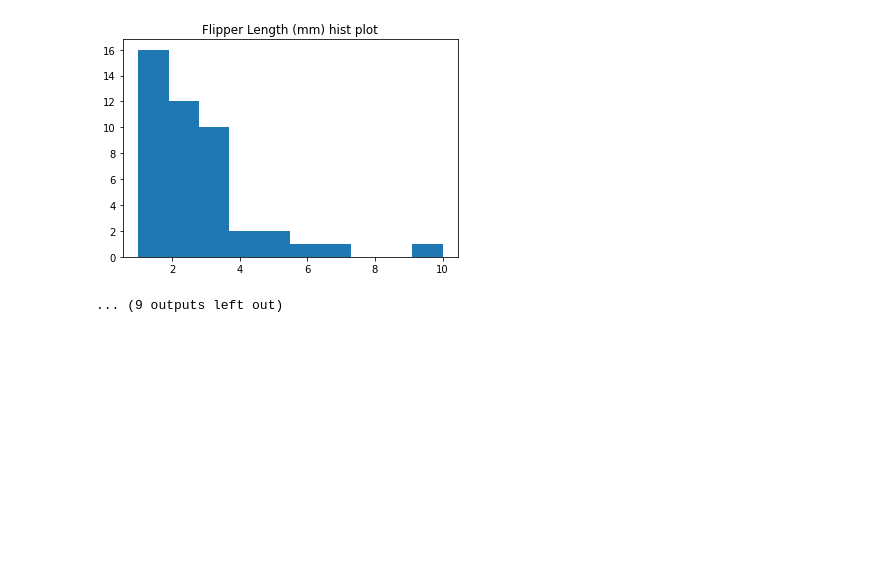
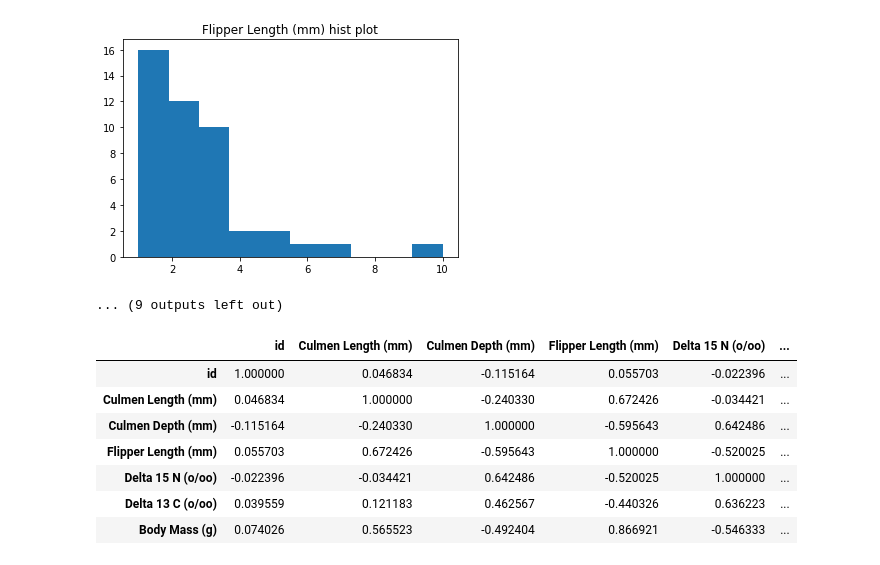
Before and after one commit to juyeon-shin/CLUB-D.N.A., a Jupyter notebook: 2022/01. 펭귄 몸무게 예측 경진대회/02_EDA.ipynb, the cells around one changed output. Saved outputs shown, nothing was run; the diff lists cells and outputs as text; code cells hidden in the pictures; blank space fills up the shorter version.

```diff
--- a/2022/01. 펭귄 몸무게 예측 경진대회/02_EDA.ipynb
+++ b/2022/01. 펭귄 몸무게 예측 경진대회/02_EDA.ipynb
@@ -108,0 +111,11 @@ EDA_int(train)
+# %%
+train.corr()
+# %% [output]
+|  | id | Culmen Length (mm) | Culmen Depth (mm) | Flipper Length (mm) | Delta 15 N (o/oo) | ... |
+| id | 1.000000 | 0.046834 | -0.115164 | 0.055703 | -0.022396 | ... |
+| Culmen Length (mm) | 0.046834 | 1.000000 | -0.240330 | 0.672426 | -0.034421 | ... |
+| Culmen Depth (mm) | -0.115164 | -0.240330 | 1.000000 | -0.595643 | 0.642486 | ... |
+| Flipper Length (mm) | 0.055703 | 0.672426 | -0.595643 | 1.000000 | -0.520025 | ... |
+| Delta 15 N (o/oo) | -0.022396 | -0.034421 | 0.642486 | -0.520025 | 1.000000 | ... |
+| Delta 13 C (o/oo) | 0.039559 | 0.121183 | 0.462567 | -0.440326 | 0.636223 | ... |
+| Body Mass (g) | 0.074026 | 0.565523 | -0.492404 | 0.866921 | -0.546333 | ... |
```
Also changed, not shown: parts of 3 cells of this notebook.
